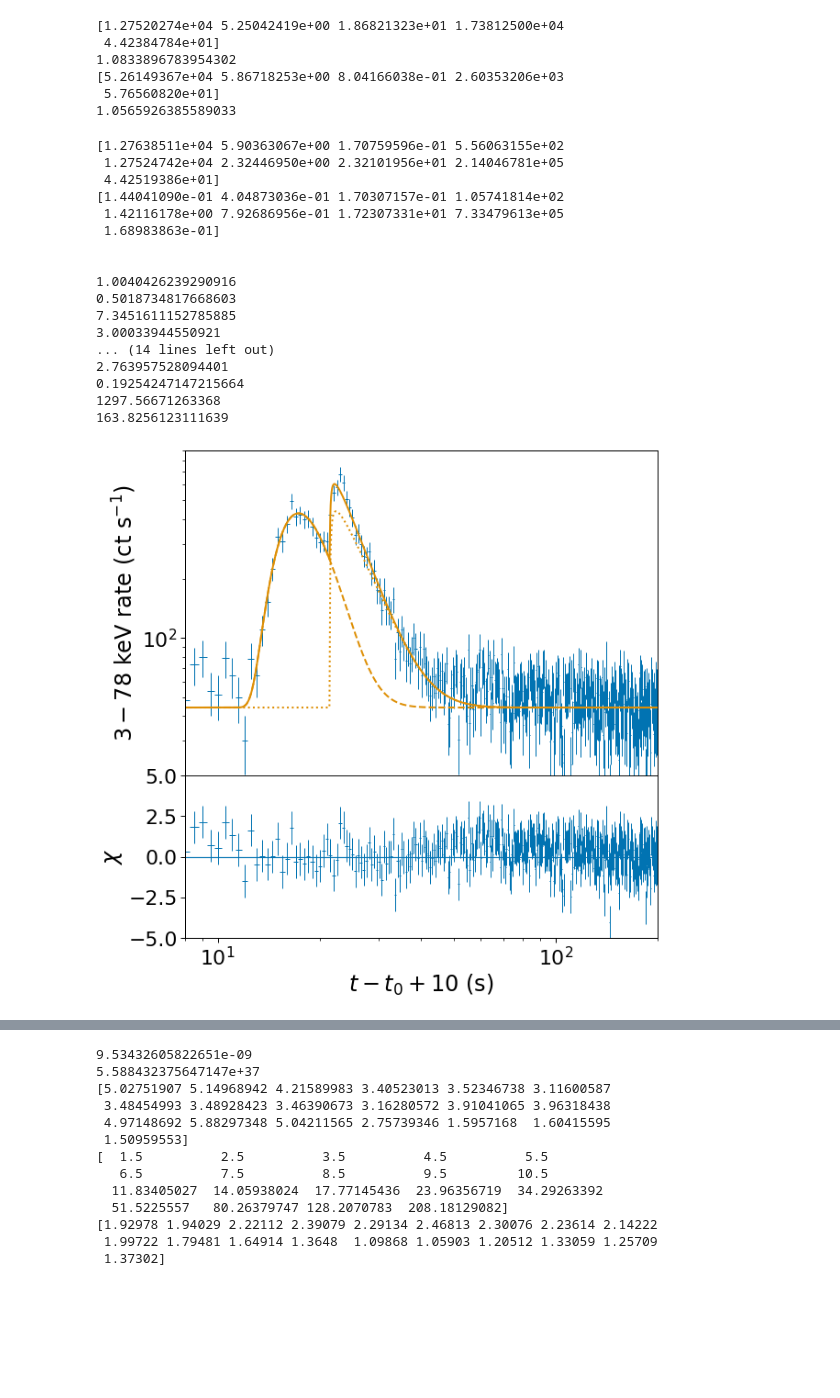
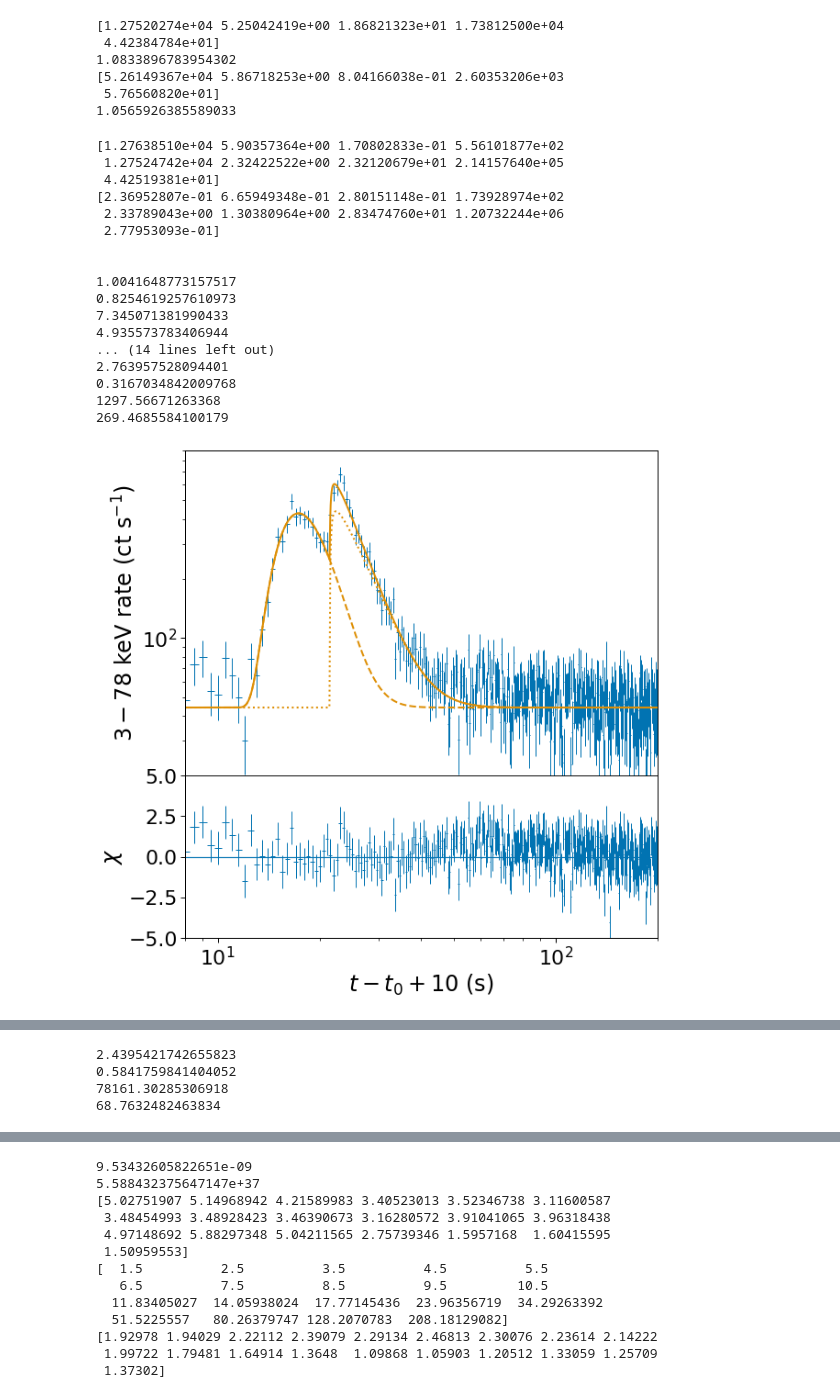
Before and after one commit to snpike/scripts, a Jupyter notebook: GRS_1741d9m2853/Burst_analysis.ipynb, the cells around one changed output, grey strips where cells are left out. Cells and saved outputs as stored; diff of their text form; code cells hidden in the pictures; blank space fills up the shorter version.

```diff
--- a/GRS_1741d9m2853/Burst_analysis.ipynb
+++ b/GRS_1741d9m2853/Burst_analysis.ipynb
@@ -402,9 +396,15 @@ sns.set_context('paper', font_scale=1.5)
  5.76560820e+01]
 1.0565926385589033
 # %%
+# popt1, pcov1 = scipy.optimize.curve_fit(FRED_2, (curve_total.time-t_start)[burst1_mask], curve_total.countrate[burst1_mask], \
+#                                       p0 = [12750., 5., 1., 10000., 12765., 5., 1., 10000., 150.], sigma = curve_total.countrate_err[burst1_mask], \
+#                                        bounds = np.array([[12000., 15000], [0., np.inf], [0., np.inf], [0.0, np.inf], [12000., 15000], [0., np.inf], [0., np.inf], [0.0, np.inf], [0., np.inf]]).T)
+
 popt1, pcov1 = scipy.optimize.curve_fit(FRED_2, (curve_total.time-t_start)[burst1_mask], curve_total.countrate[burst1_mask], \
-                                      p0 = [12750., 5., 1., 10000., 12765., 5., 1., 10000., 150.], sigma = curve_total.countrate_err[burst1_mask], \
-                                       bounds = np.array([[12000., 15000], [0., np.inf], [0., np.inf], [0.0, np.inf], [12000., 15000], [0., np.inf], [0., np.inf], [0.0, np.inf], [0., np.inf]]).T)
+                                      p0 = [12764., 5., 1., 10000., 12755., 5., 1., 10000., 150.], sigma = curve_total.countrate_err[burst1_mask], \
+                                       bounds = np.array([[1.2755e+04, 15000], [0., np.inf], [0., np.inf], [0.0, np.inf], [12000., 1.27638511e+04], [0., np.inf], [0., np.inf], [0.0, 5e5], [0., np.inf]]).T)
+
+
 
 chisq1 = np.sum(np.square((curve_total.countrate[burst1_mask]-FRED_2((curve_total.time-t_start)[burst1_mask], *popt1))/curve_total.countrate_err[burst1_mask]))
 
@@ -471,55 +471,73 @@ ax1.set_ylim(30.,2000.)
 ax1.set_xscale('log')
 ax2.set_xlabel(r'$t-t_0+10\ (\mathrm{s})$')
 # ax2.set_ylabel(r'$\frac{data-model}{error}$')
 ax2.set_ylabel(r'$\chi$')
 ax2.set_ylim(-5.,5.)
 ax1.set_ylabel(r'$\mathrm{3-78\ keV\ rate\ (ct\ s^{-1})}$')
 plt.tight_layout()
 plt.savefig(plot_dir + 'burst2_profile_pl.pdf')
 
 
 print(popt1)
-print(np.sqrt(np.diag(pcov1)))
+# 90% confidence intervals for fitted values
+print(1.64485 * np.sqrt(np.diag(pcov1)))
 print('\n')
 print(np.sqrt(popt1[1]*popt1[2]))
-print(0.5*np.sqrt((np.diag(pcov1)[2]*popt1[1]/popt1[2]) + np.diag(pcov1)[1]*popt1[2]/popt1[1]))
+print((0.5*np.sqrt((np.diag(pcov1)[2]*popt1[1]/popt1[2]) + np.diag(pcov1)[1]*popt1[2]/popt1[1]))*1.64485)
 print(np.sqrt(popt1[5]*popt1[6]))
-print(0.5*np.sqrt((np.diag(pcov1)[6]*popt1[5]/popt1[6]) + np.diag(pcov1)[5]*popt1[6]/popt1[5]))
+print((0.5*np.sqrt((np.diag(pcov1)[6]*popt1[5]/popt1[6]) + np.diag(pcov1)[5]*popt1[6]/popt1[5]))*1.64485)
 print('\n')
 print(popt1[3]*np.exp(-2*np.sqrt(popt1[2]/popt1[1])))
-print(popt1[3]*np.exp(-2*np.sqrt(popt1[2]/popt1[1])) * \
-      np.sqrt((np.diag(pcov1)[3]/np.square(popt1[3])) +(np.diag(pcov1)[2]/(popt1[1]*popt1[2])) + (np.diag(pcov1)[1]*popt1[2]/np.power(popt1[1], 3))))
+print(1.64485*(popt1[3]*np.exp(-2*np.sqrt(popt1[2]/popt1[1])) * \
+      np.sqrt((np.diag(pcov1)[3]/np.square(popt1[3])) +(np.diag(pcov1)[2]/(popt1[1]*popt1[2])) + (np.diag(pcov1)[1]*popt1[2]/np.power(popt1[1], 3)))))
 print(popt1[7]*np.exp(-2*np.sqrt(popt1[6]/popt1[5])))
-print(popt1[7]*np.exp(-2*np.sqrt(popt1[6]/popt1[5])) * \
-      np.sqrt((np.diag(pcov1)[7]/np.square(popt1[7])) +(np.diag(pcov1)[6]/(popt1[5]*popt1[6])) + (np.diag(pcov1)[5]*popt1[6]/np.power(popt1[5], 3))))
+print(1.64485*(popt1[7]*np.exp(-2*np.sqrt(popt1[6]/popt1[5])) * \
+      np.sqrt((np.diag(pcov1)[7]/np.square(popt1[7])) +(np.diag(pcov1)[6]/(popt1[5]*popt1[6])) + (np.diag(pcov1)[5]*popt1[6]/np.power(popt1[5], 3)))))
 
 # print(chisq1/np.sum(burst1_mask))
 print('\n')
 print(popt2)
-print(np.sqrt(np.diag(pcov2)))
+print(1.64485*(np.sqrt(np.diag(pcov2))))
 print('\n')
 print(np.sqrt(popt2[1]*popt2[2]))
-print(0.5*np.sqrt((np.diag(pcov2)[2]*popt2[1]/popt2[2]) + np.diag(pcov2)[1]*popt2[2]/popt2[1]))
+print(1.64485*(0.5*np.sqrt((np.diag(pcov2)[2]*popt2[1]/popt2[2]) + np.diag(pcov2)[1]*popt2[2]/popt2[1])))
 print(popt2[3]*np.exp(-2*np.sqrt(popt2[2]/popt2[1])))
-print(popt2[3]*np.exp(-2*np.sqrt(popt2[2]/popt2[1])) * \
-      np.sqrt((np.diag(pcov2)[3]/np.square(popt2[3])) +(np.diag(pcov2)[2]/(popt2[1]*popt2[2])) + (np.diag(pcov2)[1]*popt2[2]/np.power(popt2[1], 3))))
+print(1.64485*(popt2[3]*np.exp(-2*np.sqrt(popt2[2]/popt2[1])) * \
+      np.sqrt((np.diag(pcov2)[3]/np.square(popt2[3])) +(np.diag(pcov2)[2]/(popt2[1]*popt2[2])) + (np.diag(pcov2)[1]*popt2[2]/np.power(popt2[1], 3)))))
 # %% [output]
-[1.27638511e+04 5.90363067e+00 1.70759596e-01 5.56063155e+02
- 1.27524742e+04 2.32446950e+00 2.32101956e+01 2.14046781e+05
- 4.42519386e+01]
-[1.44041090e-01 4.04873036e-01 1.70307157e-01 1.05741814e+02
- 1.42116178e+00 7.92686956e-01 1.72307331e+01 7.33479613e+05
- 1.68983863e-01]
+[1.27638510e+04 5.90357364e+00 1.70802833e-01 5.56101877e+02
+ 1.27524742e+04 2.32422522e+00 2.32120679e+01 2.14157640e+05
+ 4.42519381e+01]
+[2.36952807e-01 6.65949348e-01 2.80151148e-01 1.73928974e+02
+ 2.33789043e+00 1.30380964e+00 2.83474760e+01 1.20732244e+06
+ 2.77953093e-01]
 
 
-1.0040426239290916
-0.5018734817668603
-7.3451611152785885
-3.00033944550921
+1.0041648773157517
+0.8254619257610973
+7.345071381990433
+4.935573783406944
 ... (14 lines left out)
 2.763957528094401
-0.19254247147215664
+0.3167034842009768
 1297.56671263368
-163.8256123111639
+269.4685584100179
-[figure, old version]
+[figure, new version]
 [figure]
+# %%
+# Get errors on calculated values for Burst 1
+rand_samples = np.random.multivariate_normal(popt1, pcov1, size=10000000)
+# print(rand_samples)
+rand_tpeak2 = np.array([np.sqrt(rand_samples[i][1]*rand_samples[i][2]) for i in range(len(rand_samples))])
+rand_tpeak1 = np.array([np.sqrt(rand_samples[i][5]*rand_samples[i][6]) for i in range(len(rand_samples))])
+rand_H2 = np.array([rand_samples[i][3]*np.exp(-2*np.sqrt(rand_samples[i][2]/rand_samples[i][1])) for i in range(len(rand_samples))])
+rand_H1 = np.array([rand_samples[i][7]*np.exp(-2*np.sqrt(rand_samples[i][6]/rand_samples[i][5])) for i in range(len(rand_samples))])
+print(1.64485*np.std(rand_tpeak1[~np.isnan(rand_tpeak1)]))
+print(1.64485*np.std(rand_tpeak2[~np.isnan(rand_tpeak2)]))
+print(1.64485*np.std(rand_H1[~np.isnan(rand_H1)]))
+print(1.64485*np.std(rand_H2[~np.isnan(rand_H2)]))
+# %% [output]
+2.4395421742655823
+0.5841759841404052
+78161.30285306918
+68.7632482463834
```
Also changed, not shown: parts of 7 cells of this notebook, 11 other files.
